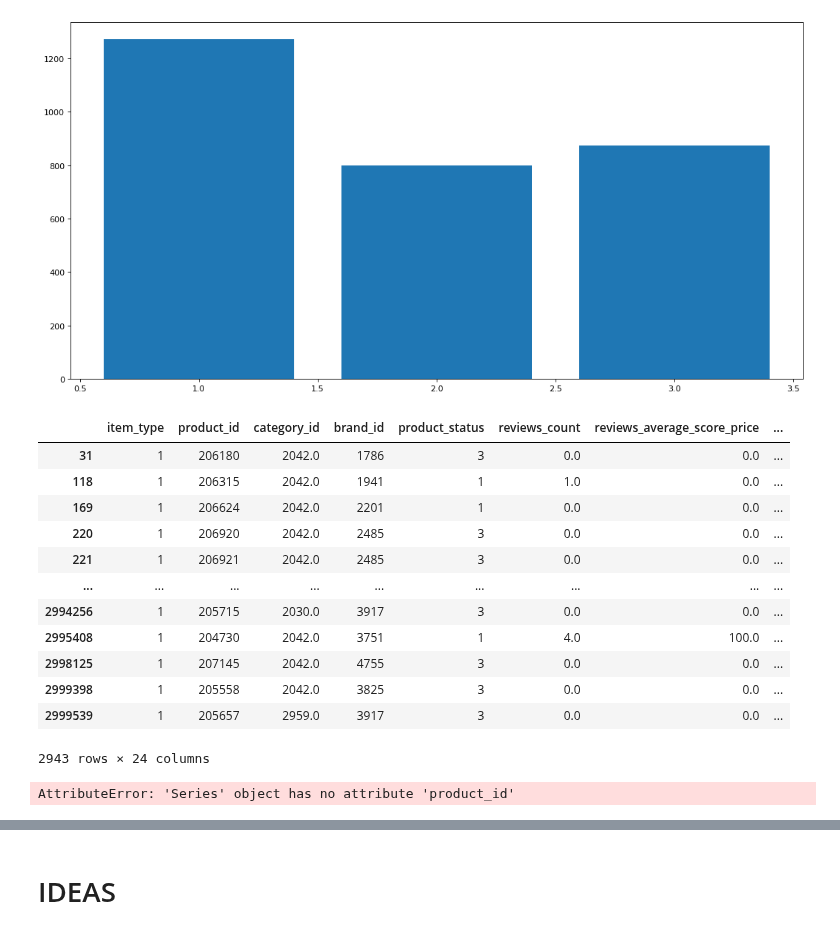
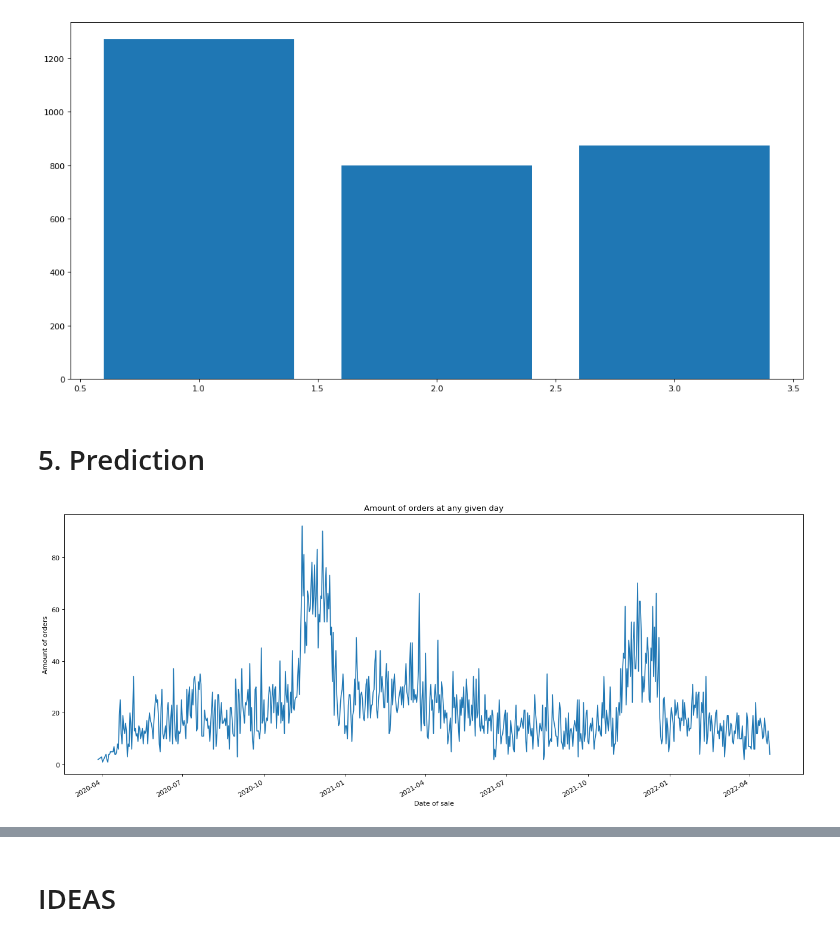
Before and after one commit to xSchon/BP, a Jupyter notebook: Preprocessing.ipynb, the cells around one changed output, grey strips where cells are left out. Cells and saved outputs as stored; diff of their text form; code cells hidden in the pictures.

Commit message:
Add first, very very rough prediction

```diff
--- a/Preprocessing.ipynb
+++ b/Preprocessing.ipynb
@@ -526,22 +526,8 @@ See the caveats in the documentation: https://pandas.pydata.org/pandas-docs/stab
   cluster_tester['cluster_hierar'] = tmp
 [figure]
 # %%
-cluster_tester
+cluster_tester = cluster_tester[cluster_tester.cluster_hierar.__eq__(1)]
-# %% [output]
-|  | item_type | product_id | category_id | brand_id | product_status | reviews_count | reviews_average_score_price | ... |
-| 31 | 1 | 206180 | 2042.0 | 1786 | 3 | 0.0 | 0.0 | ... |
-| 118 | 1 | 206315 | 2042.0 | 1941 | 1 | 1.0 | 0.0 | ... |
-| 169 | 1 | 206624 | 2042.0 | 2201 | 1 | 0.0 | 0.0 | ... |
-| 220 | 1 | 206920 | 2042.0 | 2485 | 3 | 0.0 | 0.0 | ... |
-| 221 | 1 | 206921 | 2042.0 | 2485 | 3 | 0.0 | 0.0 | ... |
-| ... | ... | ... | ... | ... | ... | ... | ... | ... |
-| 2994256 | 1 | 205715 | 2030.0 | 3917 | 3 | 0.0 | 0.0 | ... |
-| 2995408 | 1 | 204730 | 2042.0 | 3751 | 1 | 4.0 | 100.0 | ... |
-| 2998125 | 1 | 207145 | 2042.0 | 4755 | 3 | 0.0 | 0.0 | ... |
-| 2999398 | 1 | 205558 | 2042.0 | 3825 | 3 | 0.0 | 0.0 | ... |
-| 2999539 | 1 | 205657 | 2959.0 | 3917 | 3 | 0.0 | 0.0 | ... |
-2943 rows × 24 columns
 # %%
-data[data.product_id.isin(cluster_tester.product_id.values)]
+test_predict = data[data.product_id.isin(cluster_tester.product_id.values)]
-# %% [output]
-AttributeError: 'Series' object has no attribute 'product_id'
+# %% [markdown]
+# 5. Prediction
@@ -547,0 +537,6 @@ AttributeError: 'Series' object has no attribute 'product_id'
+# %%
+plt.figure(figsize=(20, 8))
+test_predict.doc_date.value_counts().plot(xlabel='Date of sale', ylabel='Amount of orders', title = 'Amount of orders at any given day')
+plt.show()
+# %% [output]
+[figure, added]
```
Also changed, not shown: parts of 12 cells of this notebook.
